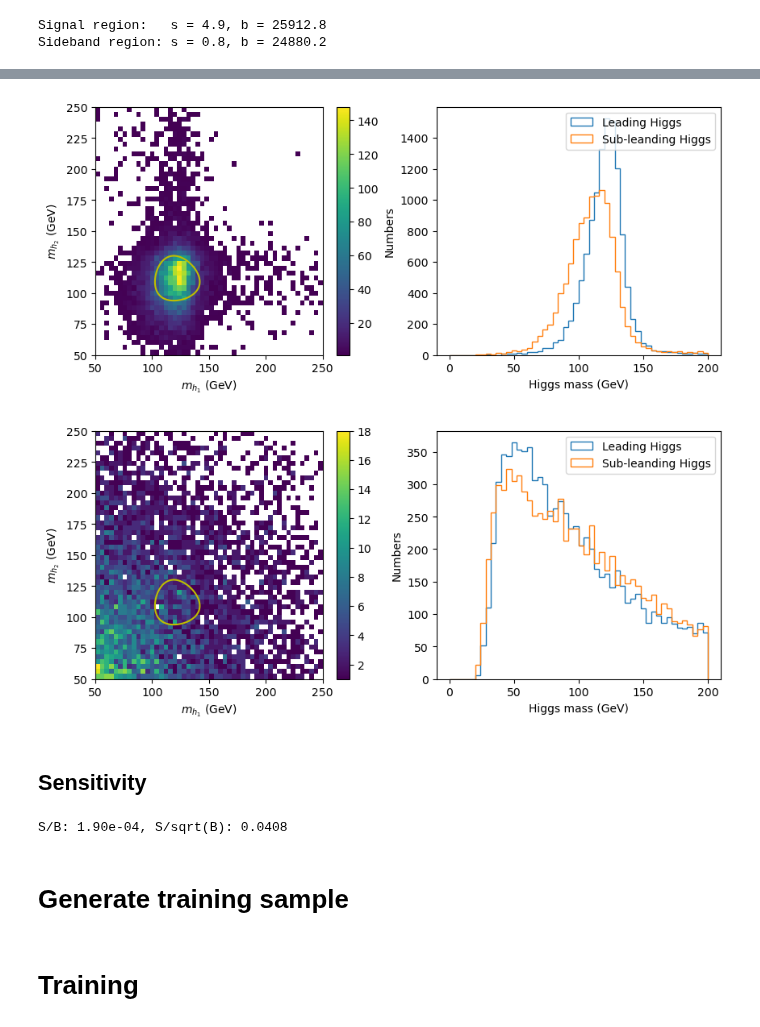
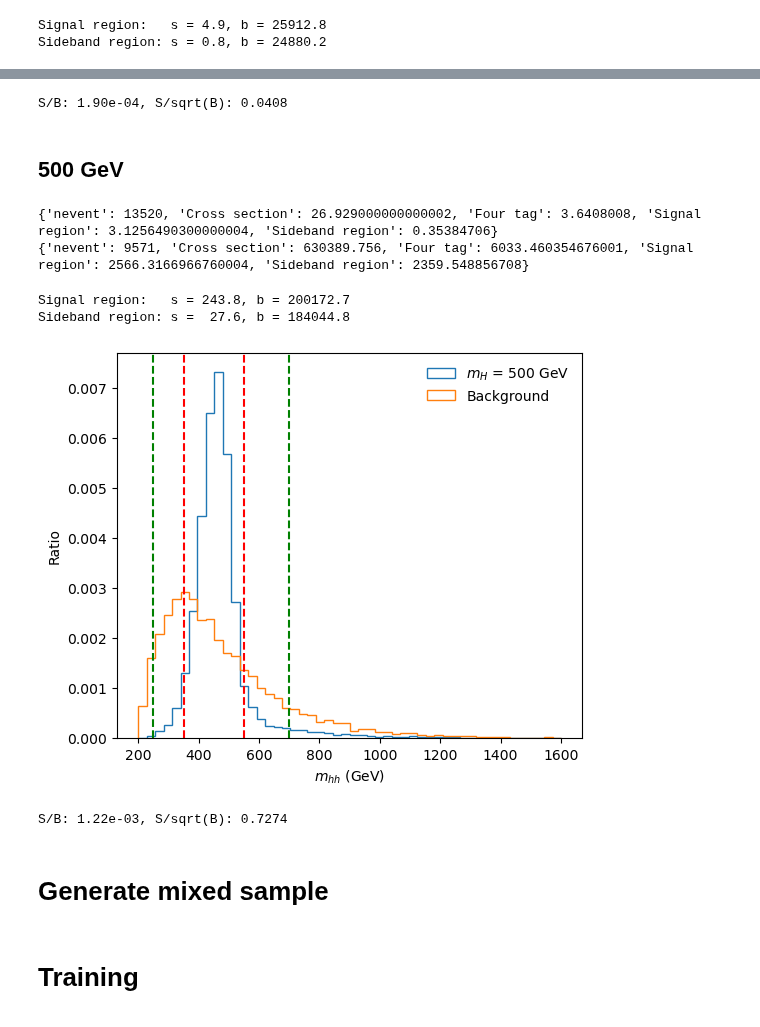
Before and after one commit to r10222035/data_augmentation, a Jupyter notebook: CWoLa_hunting.ipynb, the cells around one changed output, grey strips where cells are left out. Cells and saved outputs as stored; diff of their text form; code cells hidden in the pictures.

```diff
--- a/CWoLa_hunting.ipynb
+++ b/CWoLa_hunting.ipynb
@@ -38,15 +37,11 @@ def get_info(path):
 
     return cross_section, nevent
 # %%
-def DeltaR(eta1,phi1, eta2,phi2):
-    dEta = eta1-eta2
-    dPhi = abs(phi1-phi2)
-    if dPhi > np.pi:
-        dPhi = 2*np.pi - dPhi
-
-    dR = (dPhi**2 + dEta**2)**0.5
-
-    return dR
+def DeltaR(eta1, phi1, eta2, phi2):
+    dEta = eta1 - eta2
+    dPhi = np.abs(phi1 - phi2)
+    dPhi = np.where(dPhi > np.pi, 2 * np.pi - dPhi, dPhi)
+    return np.sqrt(dEta ** 2 + dPhi ** 2)
 
 def FourMomentum(pt, eta, phi, m):
     px, py, pz = pt*np.cos(phi), pt*np.sin(phi), pt*np.sinh(eta)
@@ -386,11 +301,3 @@ def plot_mass_plane(mh, m10=120, m20=110, title='', save_path=None):
-# %%
-plot_mass_plane(results_s['mh'])
-plot_mass_plane(results_b['mh'])
-# %% [output]
-[figure, removed]
-[figure, removed]
-# %% [markdown]
-## Sensitivity
 # %%
 L = 139
 ns = results_s['cutflow cross section']['Signal region'] * L
@@ -399,3 +306,5 @@ nb = results_b['cutflow cross section']['Signal region'] * L
 print(f'S/B: {ns/nb:.2e}, S/sqrt(B): {ns/nb**0.5:.4f}')
 # %% [output]
 S/B: 1.90e-04, S/sqrt(B): 0.0408
+# %% [markdown]
+## 500 GeV
@@ -402,5 +340,57 @@ S/B: 1.90e-04, S/sqrt(B): 0.0408
+# %%
+print(results_s['cutflow cross section'])
+print(results_b['cutflow cross section'])
+# %% [output]
+{'nevent': 13520, 'Cross section': 26.929000000000002, 'Four tag': 3.6408008, 'Signal region': 3.1256490300000004, 'Sideband region': 0.35384706}
+{'nevent': 9571, 'Cross section': 630389.756, 'Four tag': 6033.460354676001, 'Signal region': 2566.3166966760004, 'Sideband region': 2359.548856708}
+# %%
+L = 78
+n_SR_s = results_s['cutflow cross section']['Signal region'] * L
+n_SB_s = results_s['cutflow cross section']['Sideband region'] * L
+
+n_SR_b = results_b['cutflow cross section']['Signal region'] * L
+n_SB_b = results_b['cutflow cross section']['Sideband region'] * L
+
+print(f'Signal region:   s = {n_SR_s:5.1f}, b = {n_SR_b:.1f}')
+print(f'Sideband region: s = {n_SB_s:5.1f}, b = {n_SB_b:.1f}')
+# %% [output]
+Signal region:   s = 243.8, b = 200172.7
+Sideband region: s =  27.6, b = 184044.8
+# %%
+fig, ax = plt.subplots(1,1,figsize=(6, 5))
+
+ax.hist(results_s['mhh'], range=(200,1600), bins=50, histtype='step', density=True, label='$m_{H}$ = 500 GeV')
+ax.hist(results_b['mhh'], range=(200,1600), bins=50, histtype='step', density=True, label='Background')
+
+# 指定要繪製垂直線的x座標
+SRSB_region = [[350, 550], [250, 700]]
+x_SR = SRSB_region[0]
+x_SB = SRSB_region[1]
+# 使用axvline函數繪製垂直線
+ax.axvline(x=x_SR[0], color='r', linestyle='--')
+ax.axvline(x=x_SR[1], color='r', linestyle='--')
+
+ax.axvline(x=x_SB[0], color='g', linestyle='--')
+ax.axvline(x=x_SB[1], color='g', linestyle='--')
+
+ax.set_xlabel('$m_{hh}$ (GeV)')
+ax.set_ylabel('Ratio')
+
+ax.legend(frameon=False)
+plt.savefig('./figures/mhh_distribution-500GeV.png', dpi=300, facecolor='White', bbox_inches='tight')
+plt.show()
+# %% [output]
+[figure, added]
+# %%
+L = 139
+ns = results_s['cutflow cross section']['Signal region'] * L
+nb = results_b['cutflow cross section']['Signal region'] * L
+
+print(f'S/B: {ns/nb:.2e}, S/sqrt(B): {ns/nb**0.5:.4f}')
+# %% [output]
+S/B: 1.22e-03, S/sqrt(B): 0.7274
 # %% [markdown]
-# Generate training sample
+# Generate mixed sample
 # %%
 # Training sample consists of 1000 GeV sample and background sample
 
```
Also changed, not shown: parts of 30 cells of this notebook, 9 other files.
